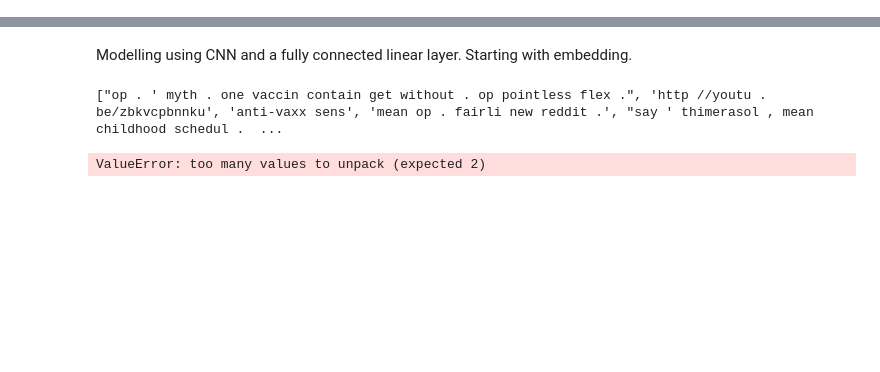
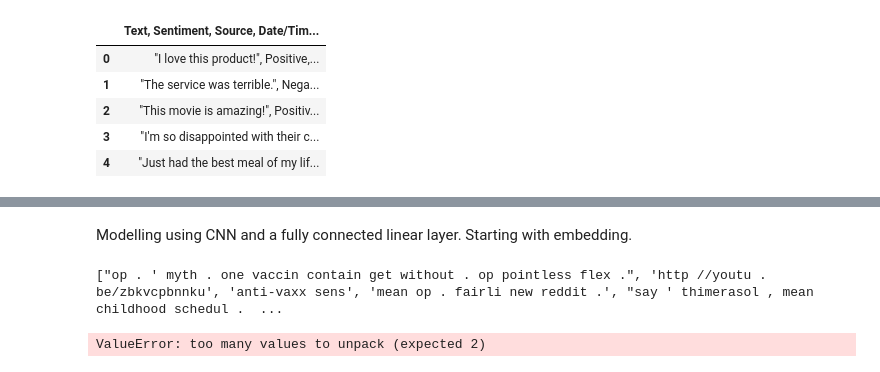
Before and after one commit to scottpitcher/text_analysis, a Jupyter notebook: Vax_sent_analysis.ipynb, the cells around one changed output, grey strips where cells are left out. Drawn from its saved outputs; the diff is of its cells as text; code cells hidden in the pictures; blank space fills up the shorter version.

```diff
--- a/Vax_sent_analysis.ipynb
+++ b/Vax_sent_analysis.ipynb
@@ -7,3 +7,13 @@ from nltk.probability import FreqDist
 from sklearn.feature_extraction.text import TfidfVectorizer
 # %%
 # Part 1: Supervised
+# %%
+reviews = pd.read_csv("data/customer_review_text.csv")
+reviews.head()
+# %% [output]
+|  | Text, Sentiment, Source, Date/Tim... |
+| 0 | "I love this product!", Positive,... |
+| 1 | "The service was terrible.", Nega... |
+| 2 | "This movie is amazing!", Positiv... |
+| 3 | "I'm so disappointed with their c... |
+| 4 | "Just had the best meal of my lif... |
```
Also changed, not shown: parts of 6 cells of this notebook.
